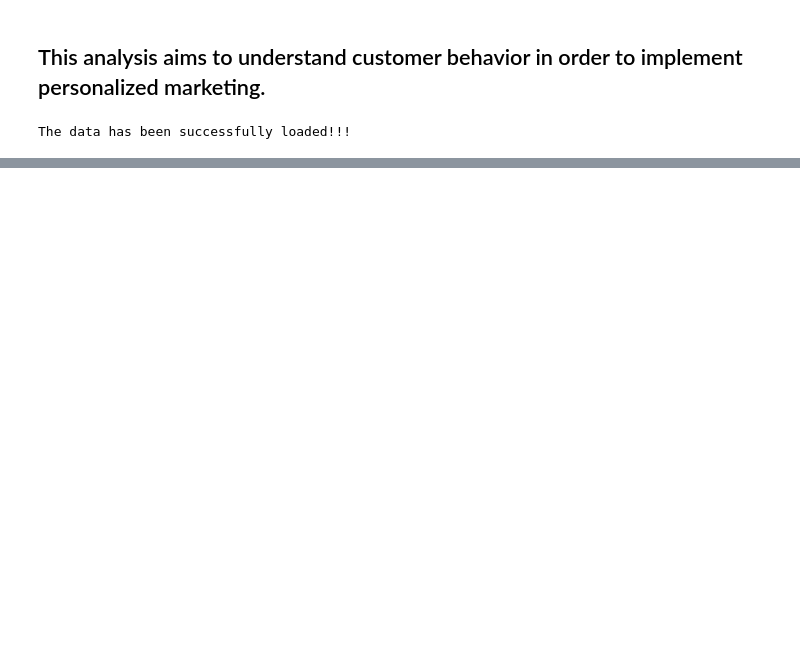
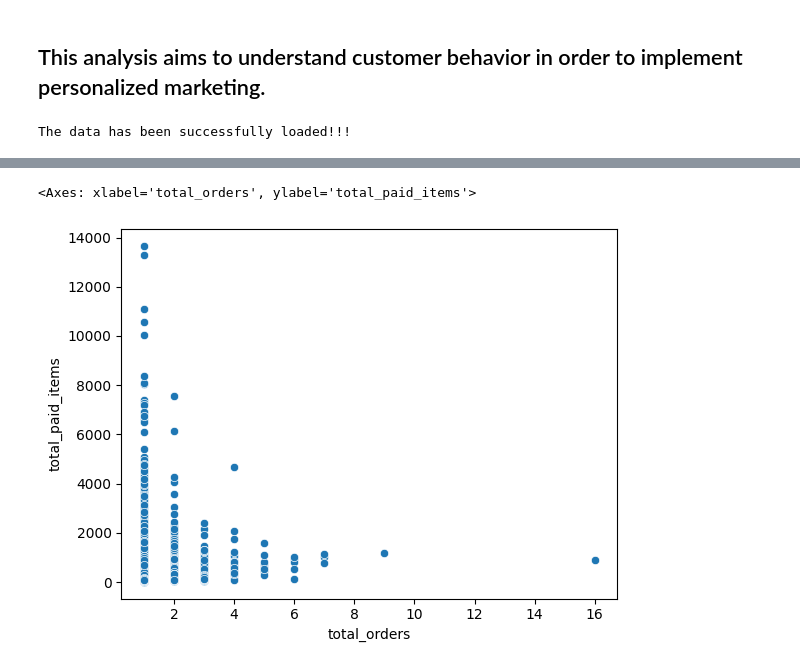
Before and after one commit to ferrettijaime-cmd/Professional_portfolio, a Jupyter notebook: Churn_and_Marketing_Analytics/Script_Python/customer_classification.ipynb, the cells around one changed output, grey strips where cells are left out. Saved outputs shown, nothing was run; the diff lists cells and outputs as text; code cells hidden in the pictures; blank space fills up the shorter version.

```diff
--- a/Churn_and_Marketing_Analytics/Script_Python/customer_classification.ipynb
+++ b/Churn_and_Marketing_Analytics/Script_Python/customer_classification.ipynb
@@ -58,0 +105,5 @@ features
+# %%
+sns.scatterplot(data=features, x="total_orders", y="total_paid_items")
+# %% [output]
+<Axes: xlabel='total_orders', ylabel='total_paid_items'>
+[figure, added]
```
Also changed, not shown: parts of 24 cells of this notebook.
